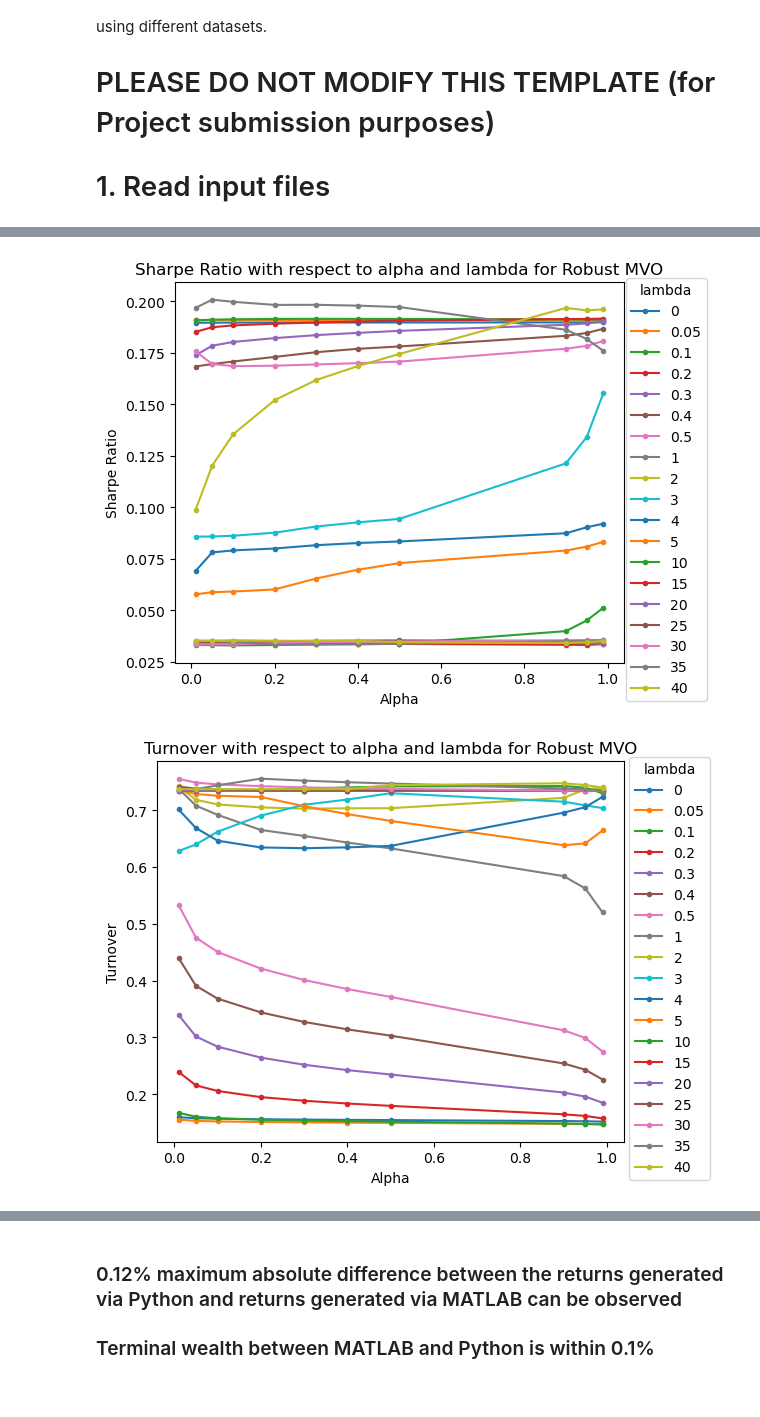
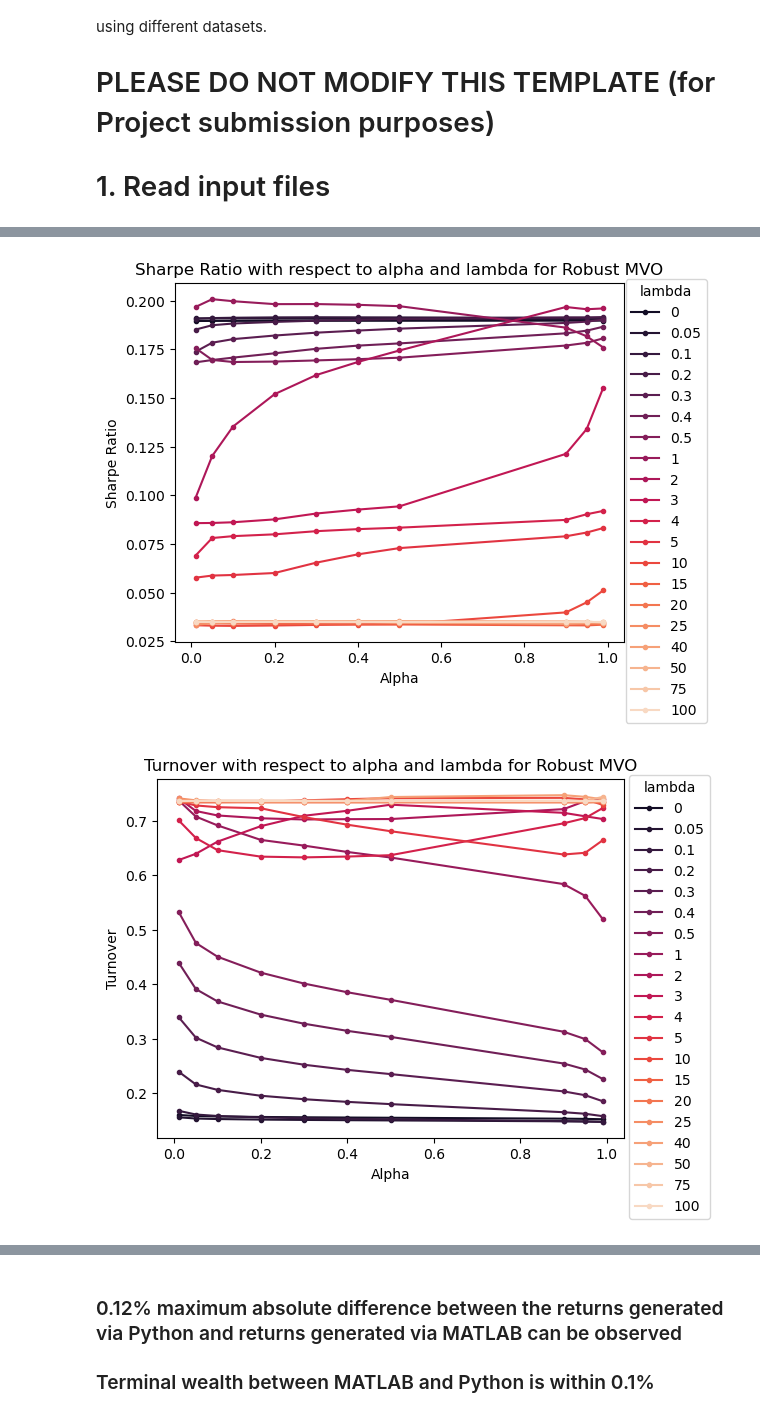
Before and after one commit to stephanieyflu/mie377-project1, a Jupyter notebook: Project 1 MATLAB/MIE377 - Project 1 Files/project_main_robust.ipynb, the cells around one changed output, grey strips where cells are left out. Saved outputs shown, nothing was run; the diff lists cells and outputs as text; code cells hidden in the pictures.

```diff
--- a/Project 1 MATLAB/MIE377 - Project 1 Files/project_main_robust.ipynb
+++ b/Project 1 MATLAB/MIE377 - Project 1 Files/project_main_robust.ipynb
@@ -24,7 +24,7 @@ sharpes = []
 turnovers = []
 
 for alpha in [0.01, 0.05, 0.1, 0.2, 0.3, 0.4, 0.5, 0.9, 0.95, 0.99]:
-    for llambda in [0, 0.05, 0.1, 0.2, 0.3, 0.4, 0.5, 1, 2, 3, 4, 5, 10, 15, 20, 25, 30, 35, 40]:
+    for llambda in [0, 0.05, 0.1, 0.2, 0.3, 0.4, 0.5, 1, 2, 3, 4, 5, 10, 15, 20, 25, 40, 50, 75, 100]:
 
         adjClose = pd.read_csv("MIE377_AssetPrices.csv", index_col=0)
         factorRet = pd.read_csv("MIE377_FactorReturns.csv", index_col=0)
@@ -244,30 +246,38 @@ plt.title('Sharpe Ratio with respect to alpha and lambda for Robust MVO')
 ax1.set_xlabel('Alpha')
 ax1.set_ylabel('Sharpe Ratio')
 
+clrs = sns.color_palette('rocket', n_colors=20)
+
+i = 0
 for l in sorted(list(set(llambdas))):
     sub_df = df[df['lambda'] == l]
-    ax1.plot(sub_df['alpha'].values, sub_df['Sharpe Ratio'].values, label=str(l), marker='.')
+    ax1.plot(sub_df['alpha'].values, sub_df['Sharpe Ratio'].values, label=str(l), marker='.', color=clrs[i])
+    i += 1
 
 ax1.legend(title='lambda', bbox_to_anchor=(1.2, 1.03))
 plt.tight_layout()
 plt.show()
 # %% [output]
-[figure, old version]
+[figure, new version]
 # %%
 fig, ax1 = plt.subplots()
 plt.title('Turnover with respect to alpha and lambda for Robust MVO')
 ax1.set_xlabel('Alpha')
 ax1.set_ylabel('Turnover')
 
+clrs = sns.color_palette('rocket', n_colors=20)
+
+i = 0
 for l in sorted(list(set(llambdas))):
     sub_df = df[df['lambda'] == l]
-    ax1.plot(sub_df['alpha'].values, sub_df['Turnover'].values, label=str(l), marker='.')
+    ax1.plot(sub_df['alpha'].values, sub_df['Turnover'].values, label=str(l), marker='.', color=clrs[i])
+    i += 1
 
 ax1.legend(title='lambda', bbox_to_anchor=(1.2, 1.03))
 plt.tight_layout()
 plt.show()
 # %% [output]
-[figure, old version]
+[figure, new version]
 # %%
 #--------------------------------------------------------------------------
 # 3.2 Portfolio wealth evolution plot
```
Also changed, not shown: parts of 6 cells of this notebook, 6 other files.
